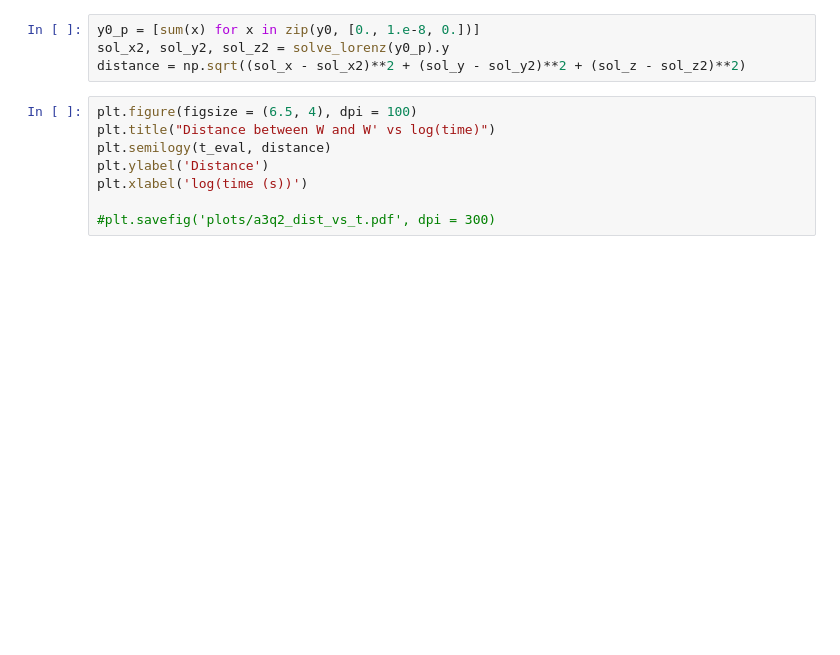
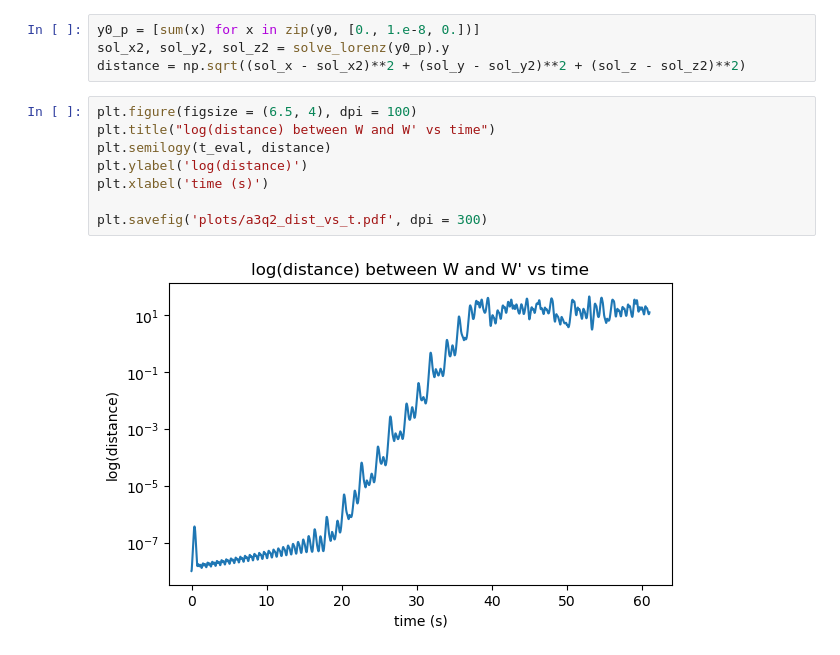
Before and after one commit to IanNiebres/CTA200_2022, a Jupyter notebook: assignment_3/assignment_3.ipynb, the cells around one changed output. Drawn from its saved outputs; the diff is of its cells as text; blank space fills up the shorter version.

```diff
--- a/assignment_3/assignment_3.ipynb
+++ b/assignment_3/assignment_3.ipynb
@@ -185,9 +191,11 @@ sol_x2, sol_y2, sol_z2 = solve_lorenz(y0_p).y
 distance = np.sqrt((sol_x - sol_x2)**2 + (sol_y - sol_y2)**2 + (sol_z - sol_z2)**2)
 # %%
 plt.figure(figsize = (6.5, 4), dpi = 100)
-plt.title("Distance between W and W' vs log(time)")
+plt.title("log(distance) between W and W' vs time")
 plt.semilogy(t_eval, distance)
-plt.ylabel('Distance')
-plt.xlabel('log(time (s))')
+plt.ylabel('log(distance)')
+plt.xlabel('time (s)')
 
-#plt.savefig('plots/a3q2_dist_vs_t.pdf', dpi = 300)
+plt.savefig('plots/a3q2_dist_vs_t.pdf', dpi = 300)
+# %% [output]
+[figure, added]
```
Also changed, not shown: parts of 2 cells of this notebook, 3 other files.
